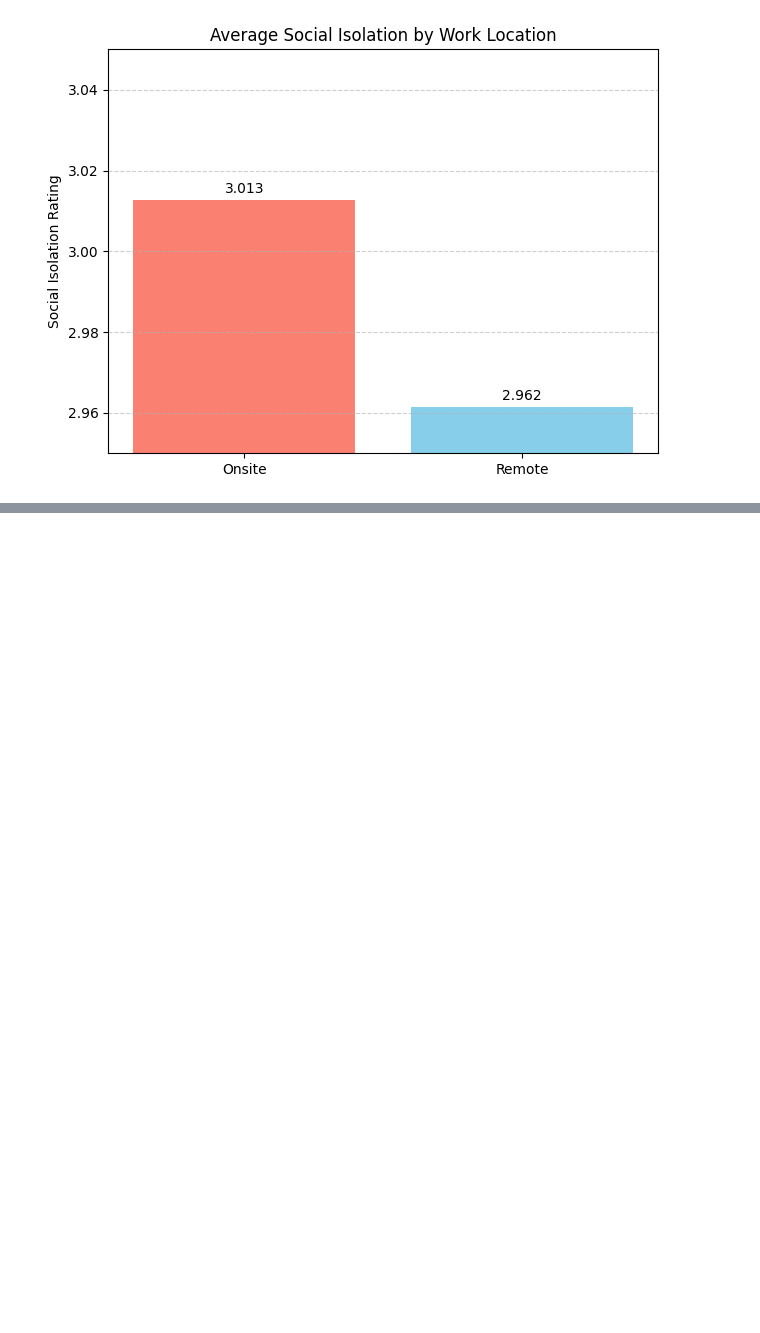
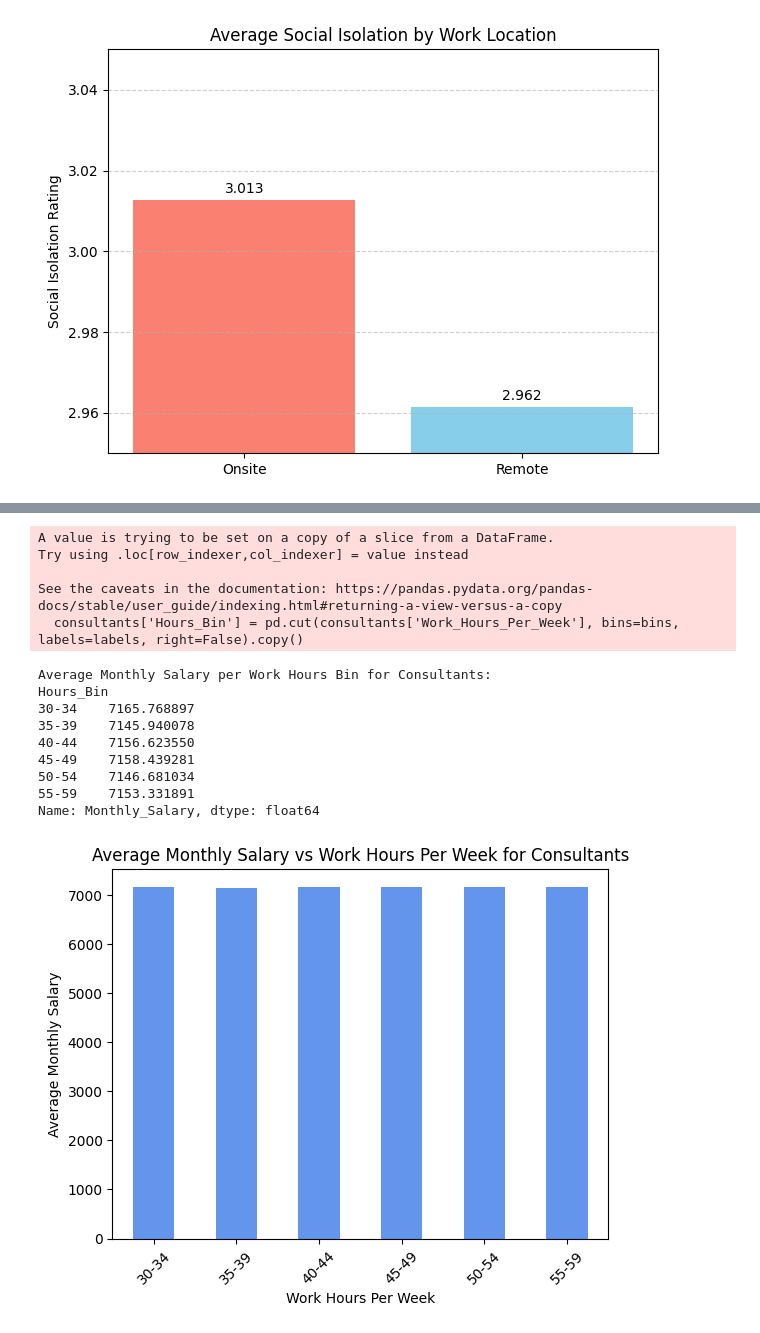
Before and after one commit to DiazWiersma/data-story, a Jupyter notebook: _build/jupyter_execute/docs/Graphs/Graphs.ipynb, the cells around one changed output, grey strips where cells are left out. Saved outputs shown, nothing was run; the diff lists cells and outputs as text; code cells hidden in the pictures; blank space fills up the shorter version.

```diff
--- a/_build/jupyter_execute/docs/Graphs/Graphs.ipynb
+++ b/_build/jupyter_execute/docs/Graphs/Graphs.ipynb
@@ -194,0 +294,43 @@ Remote               34.305718  32.555426  33.138856
+# %%
+import pandas as pd
+import matplotlib.pyplot as plt
+
+# Filter consultants
+consultants = data[data['Job_Title'] == 'Consultant']
+
+# Define bins starting at 30 hours
+bins = [30, 35, 40, 45, 50, 55, 60]
+labels = ['30-34', '35-39', '40-44', '45-49', '50-54', '55-59']
+
+consultants['Hours_Bin'] = pd.cut(consultants['Work_Hours_Per_Week'], bins=bins, labels=labels, right=False).copy()
+
+# Calculate average salary per bin
+avg_salary = consultants.groupby('Hours_Bin')['Monthly_Salary'].mean()
+
+# Print the average salaries per bin
+print("Average Monthly Salary per Work Hours Bin for Consultants:")
+print(avg_salary)
+
+# Plot bar graph
+avg_salary.plot(kind='bar', color='cornflowerblue')
+plt.xlabel('Work Hours Per Week')
+plt.ylabel('Average Monthly Salary')
+plt.title('Average Monthly Salary vs Work Hours Per Week for Consultants')
+plt.xticks(rotation=45)
+plt.show()
+# %% [output]
+A value is trying to be set on a copy of a slice from a DataFrame.
+Try using .loc[row_indexer,col_indexer] = value instead
+
+See the caveats in the documentation: https://pandas.pydata.org/pandas-docs/stable/user_guide/indexing.html#returning-a-view-versus-a-copy
+  consultants['Hours_Bin'] = pd.cut(consultants['Work_Hours_Per_Week'], bins=bins, labels=labels, right=False).copy()
+Average Monthly Salary per Work Hours Bin for Consultants:
+Hours_Bin
+30-34    7165.768897
+35-39    7145.940078
+40-44    7156.623550
+45-49    7158.439281
+50-54    7146.681034
+55-59    7153.331891
+Name: Monthly_Salary, dtype: float64
+[figure, added]
```
Also changed, not shown: parts of 17 cells of this notebook, 39 other files.
